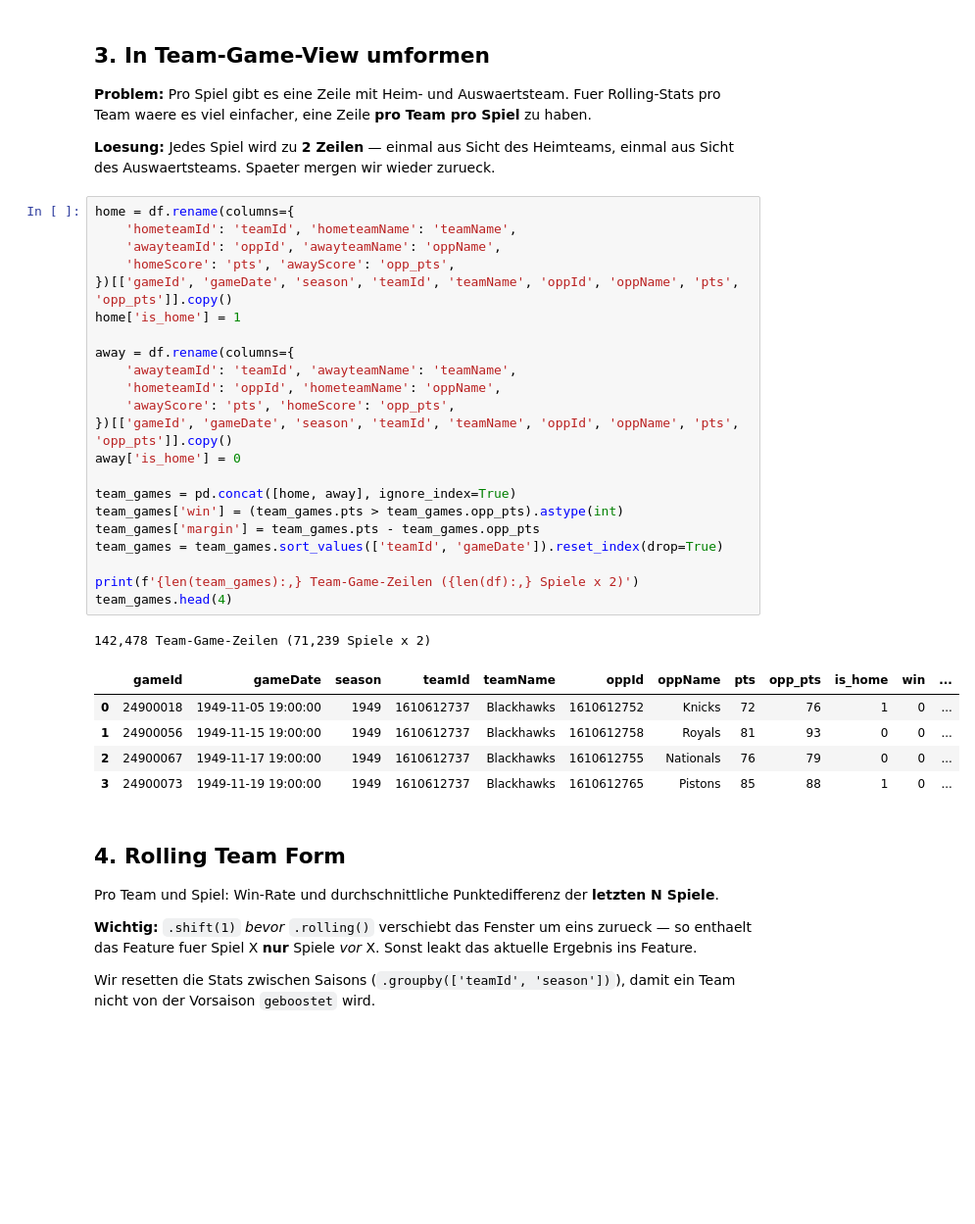
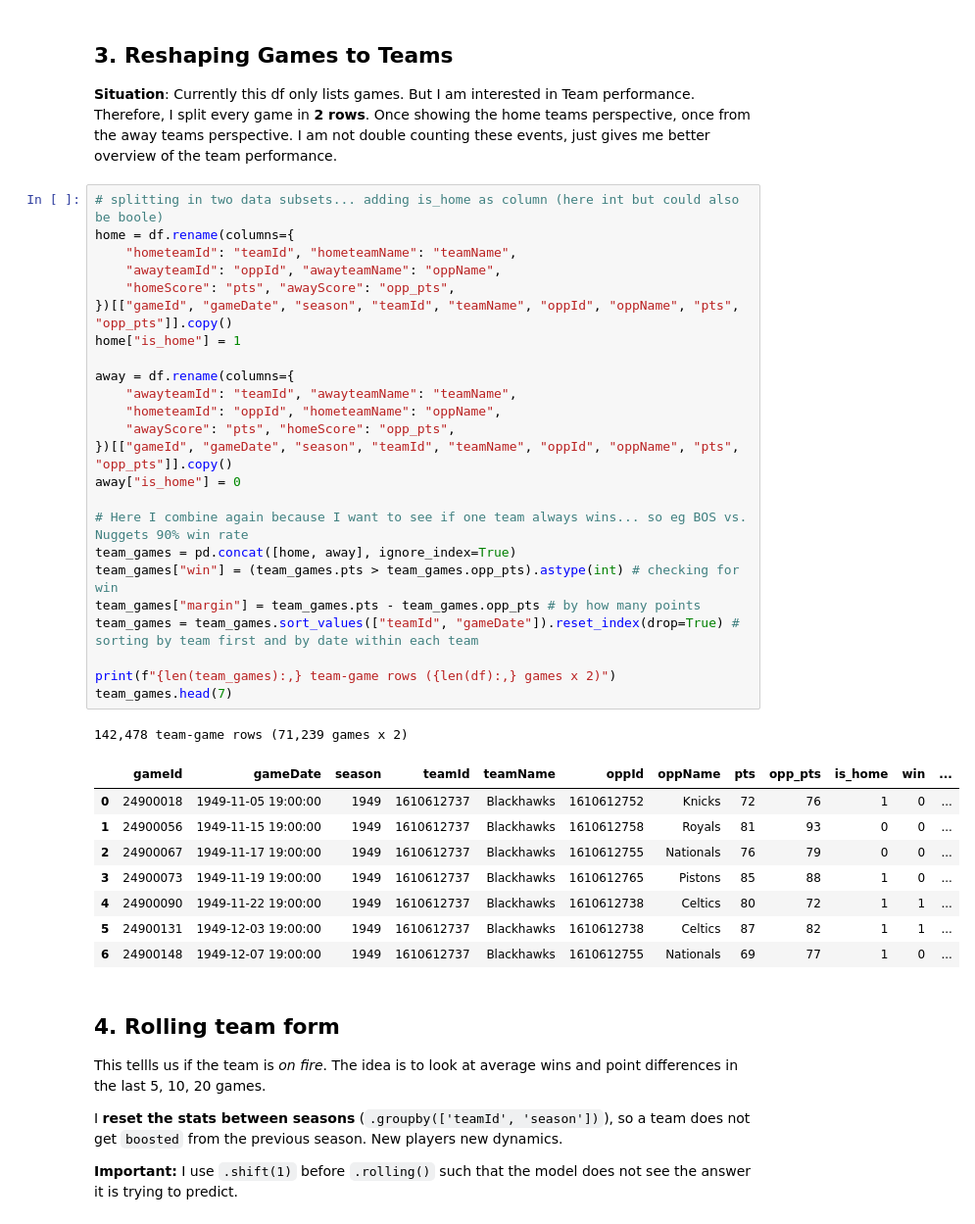
Before and after one commit to klp-data/nba-game-predictor, a Jupyter notebook: notebooks/02_feature_engineering.ipynb, the cells around one changed output. Shown at 98% size. Cells and saved outputs as stored; diff of their text form; blank space fills up the shorter version.

```diff
--- a/notebooks/02_feature_engineering.ipynb
+++ b/notebooks/02_feature_engineering.ipynb
@@ -88,46 +91,50 @@ Zeitraum:    1946-11-26 - 2026-04-26
 | 3 | 24600078 | 1946-12-07 19:00:00 | Regular Season | 1610612738 | Celtics | 1610612752 | Knicks | 65 | 90 | ... |
 | 4 | 24600083 | 1946-12-08 19:00:00 | Regular Season | 1610612752 | Knicks | 1610612738 | Celtics | 62 | 44 | ... |
 # %% [markdown]
-## 3. In Team-Game-View umformen
+## 3. Reshaping Games to Teams
 
-**Problem:** Pro Spiel gibt es eine Zeile mit Heim- und Auswaertsteam. Fuer Rolling-Stats pro Team waere es viel einfacher, eine Zeile **pro Team pro Spiel** zu haben.
-
-**Loesung:** Jedes Spiel wird zu **2 Zeilen** — einmal aus Sicht des Heimteams, einmal aus Sicht des Auswaertsteams. Spaeter mergen wir wieder zurueck.
+**Situation**: Currently this df only lists games. But I am interested in Team performance. Therefore, I split every game in **2 rows**. Once showing the home teams perspective, once from the away teams perspective.
+ I am not double counting these events, just gives me better overview of the team performance.
 # %%
+# splitting in two data subsets... adding is_home as column (here int but could also be boole)
 home = df.rename(columns={
-    'hometeamId': 'teamId', 'hometeamName': 'teamName',
-    'awayteamId': 'oppId', 'awayteamName': 'oppName',
-    'homeScore': 'pts', 'awayScore': 'opp_pts',
-})[['gameId', 'gameDate', 'season', 'teamId', 'teamName', 'oppId', 'oppName', 'pts', 'opp_pts']].copy()
-home['is_home'] = 1
+    "hometeamId": "teamId", "hometeamName": "teamName",
+    "awayteamId": "oppId", "awayteamName": "oppName",
+    "homeScore": "pts", "awayScore": "opp_pts",
+})[["gameId", "gameDate", "season", "teamId", "teamName", "oppId", "oppName", "pts", "opp_pts"]].copy()
+home["is_home"] = 1
 
 away = df.rename(columns={
-    'awayteamId': 'teamId', 'awayteamName': 'teamName',
-    'hometeamId': 'oppId', 'hometeamName': 'oppName',
-    'awayScore': 'pts', 'homeScore': 'opp_pts',
-})[['gameId', 'gameDate', 'season', 'teamId', 'teamName', 'oppId', 'oppName', 'pts', 'opp_pts']].copy()
-away['is_home'] = 0
+    "awayteamId": "teamId", "awayteamName": "teamName",
+    "hometeamId": "oppId", "hometeamName": "oppName",
+    "awayScore": "pts", "homeScore": "opp_pts",
+})[["gameId", "gameDate", "season", "teamId", "teamName", "oppId", "oppName", "pts", "opp_pts"]].copy()
+away["is_home"] = 0
 
+# Here I combine again because I want to see if one team always wins... so eg BOS vs. Nuggets 90% win rate
 team_games = pd.concat([home, away], ignore_index=True)
-team_games['win'] = (team_games.pts > team_games.opp_pts).astype(int)
-team_games['margin'] = team_games.pts - team_games.opp_pts
-team_games = team_games.sort_values(['teamId', 'gameDate']).reset_index(drop=True)
+team_games["win"] = (team_games.pts > team_games.opp_pts).astype(int) # checking for win
+team_games["margin"] = team_games.pts - team_games.opp_pts # by how many points
+team_games = team_games.sort_values(["teamId", "gameDate"]).reset_index(drop=True) # sorting by team first and by date within each team
 
-print(f'{len(team_games):,} Team-Game-Zeilen ({len(df):,} Spiele x 2)')
-team_games.head(4)
+print(f"{len(team_games):,} team-game rows ({len(df):,} games x 2)")
+team_games.head(7)
 # %% [output]
-142,478 Team-Game-Zeilen (71,239 Spiele x 2)
+142,478 team-game rows (71,239 games x 2)
 |  | gameId | gameDate | season | teamId | teamName | oppId | oppName | pts | opp_pts | is_home | win | ... |
 | 0 | 24900018 | 1949-11-05 19:00:00 | 1949 | 1610612737 | Blackhawks | 1610612752 | Knicks | 72 | 76 | 1 | 0 | ... |
 | 1 | 24900056 | 1949-11-15 19:00:00 | 1949 | 1610612737 | Blackhawks | 1610612758 | Royals | 81 | 93 | 0 | 0 | ... |
 | 2 | 24900067 | 1949-11-17 19:00:00 | 1949 | 1610612737 | Blackhawks | 1610612755 | Nationals | 76 | 79 | 0 | 0 | ... |
 | 3 | 24900073 | 1949-11-19 19:00:00 | 1949 | 1610612737 | Blackhawks | 1610612765 | Pistons | 85 | 88 | 1 | 0 | ... |
+| 4 | 24900090 | 1949-11-22 19:00:00 | 1949 | 1610612737 | Blackhawks | 1610612738 | Celtics | 80 | 72 | 1 | 1 | ... |
+| 5 | 24900131 | 1949-12-03 19:00:00 | 1949 | 1610612737 | Blackhawks | 1610612738 | Celtics | 87 | 82 | 1 | 1 | ... |
+| 6 | 24900148 | 1949-12-07 19:00:00 | 1949 | 1610612737 | Blackhawks | 1610612755 | Nationals | 69 | 77 | 1 | 0 | ... |
 # %% [markdown]
-## 4. Rolling Team Form
+## 4. Rolling team form
 
-Pro Team und Spiel: Win-Rate und durchschnittliche Punktedifferenz der **letzten N Spiele**.
+This tellls us if the team is *on fire*. The idea is to look at average wins and point differences in the last 5, 10, 20 games.
 
-**Wichtig:** `.shift(1)` *bevor* `.rolling()` verschiebt das Fenster um eins zurueck — so enthaelt das Feature fuer Spiel X **nur** Spiele *vor* X. Sonst leakt das aktuelle Ergebnis ins Feature.
+I **reset the stats between seasons** (`.groupby(['teamId', 'season'])`), so a team does not get `boosted` from the previous season. New players new dynamics.
 
-Wir resetten die Stats zwischen Saisons (`.groupby(['teamId', 'season'])`), damit ein Team nicht von der Vorsaison `geboostet` wird.
+**Important:** I use `.shift(1)` before `.rolling()` such that the model does not see the answer it is trying to predict.
 # %%
```
Also changed, not shown: parts of 31 cells of this notebook, 1 other file.
